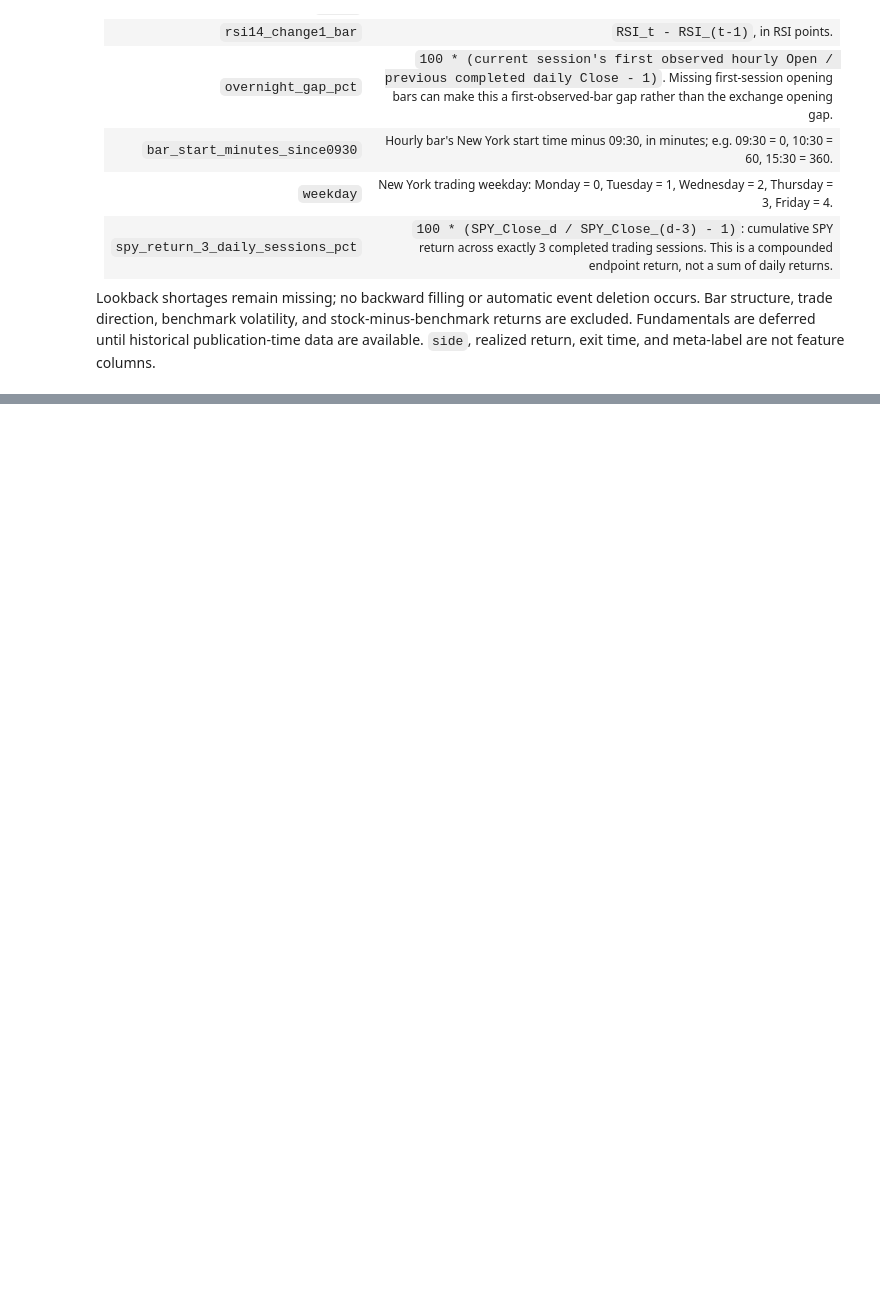
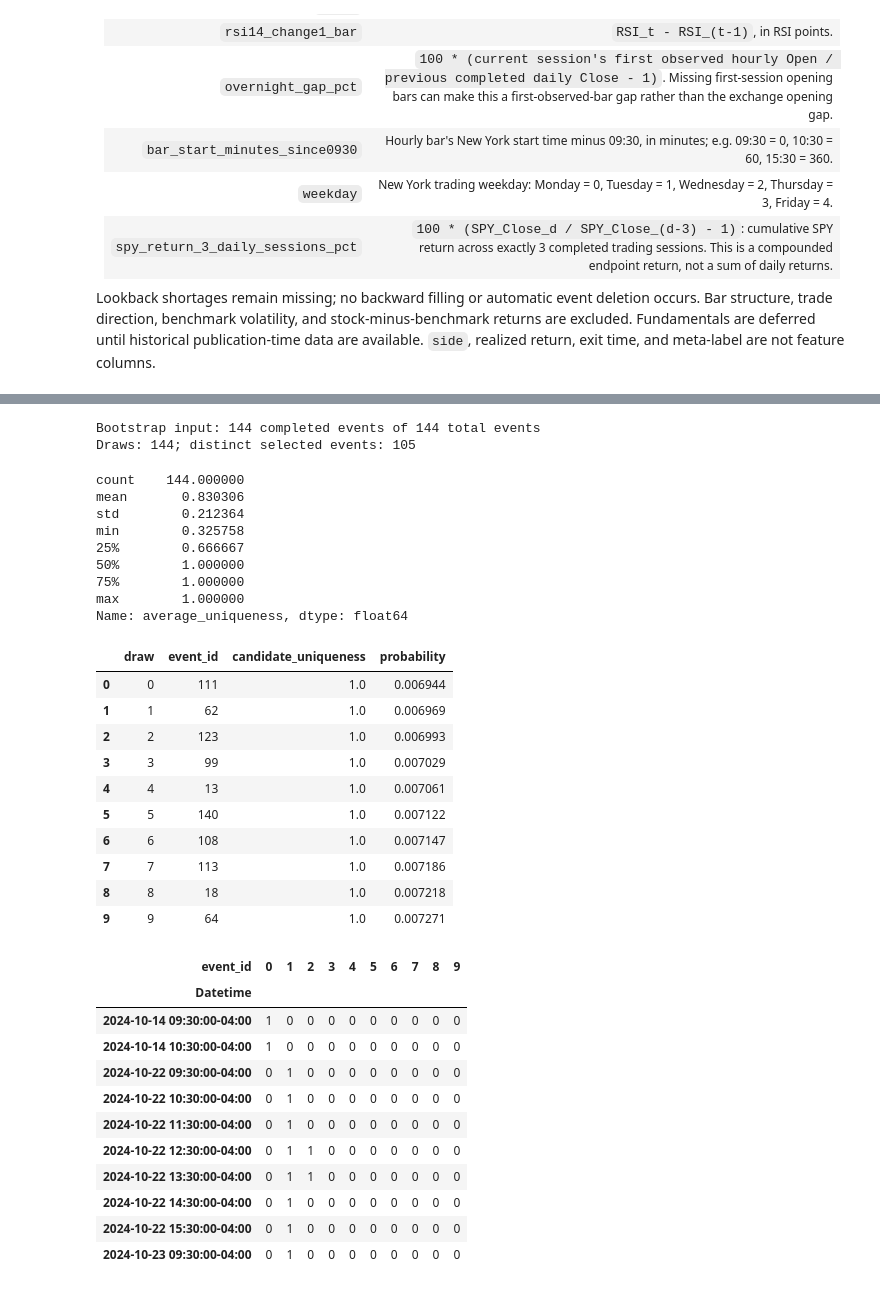
Before and after one commit to Bytb/QuantitativeMethods, a Jupyter notebook: AdvancedFinancialMachineLearning/Part1_DataAnalysis/1_RSI_MicrosoftStudy.ipynb, the cells around one changed output, grey strips where cells are left out. Saved outputs shown, nothing was run; the diff lists cells and outputs as text; code cells hidden in the pictures; blank space fills up the shorter version.

Commit message:
Developed Sample Weights

```diff
--- a/AdvancedFinancialMachineLearning/Part1_DataAnalysis/1_RSI_MicrosoftStudy.ipynb
+++ b/AdvancedFinancialMachineLearning/Part1_DataAnalysis/1_RSI_MicrosoftStudy.ipynb
@@ -457,0 +513,62 @@ display(msft_event_features_clean.head())
+# %%
+import importlib
+import HelperFunctions.sci_functions as sci_functions
+
+# Refresh helpers already imported earlier in this notebook session.
+importlib.reload(sci_functions)
+
+from HelperFunctions.sci_functions import (
+    indicator_matrix, average_uniqueness, sequential_bootstrap,
+)
+
+# Explicit eligibility selection: incomplete/excluded events have no valid t1.
+msft_bootstrap_events = msft_events.loc[msft_events["status"].eq("complete")].copy()
+print(f"Bootstrap input: {len(msft_bootstrap_events):,} completed events "
+      f"of {len(msft_events):,} total events")
+msft_bootstrap_ids, msft_bootstrap_diagnostics = sequential_bootstrap(
+    msft_bootstrap_events,
+    sample_length=None,  # Defaults to the number of input events.
+    seed=42,
+    bar_index=msft_prices.index,
+    diagnostics=True,
+)
+print(f"Draws: {len(msft_bootstrap_ids):,}; "
+      f"distinct selected events: {len(set(msft_bootstrap_ids)):,}")
+display(msft_bootstrap_diagnostics["average_uniqueness"].describe())
+display(msft_bootstrap_diagnostics["draws"].head(10))
+display(msft_bootstrap_diagnostics["indicator_matrix"].iloc[:10, :10].sparse.to_dense())
+# %% [output]
+Bootstrap input: 144 completed events of 144 total events
+Draws: 144; distinct selected events: 105
+count    144.000000
+mean       0.830306
+std        0.212364
+min        0.325758
+25%        0.666667
+50%        1.000000
+75%        1.000000
+max        1.000000
+Name: average_uniqueness, dtype: float64
+|  | draw | event_id | candidate_uniqueness | probability |
+| 0 | 0 | 111 | 1.0 | 0.006944 |
+| 1 | 1 | 62 | 1.0 | 0.006969 |
+| 2 | 2 | 123 | 1.0 | 0.006993 |
+| 3 | 3 | 99 | 1.0 | 0.007029 |
+| 4 | 4 | 13 | 1.0 | 0.007061 |
+| 5 | 5 | 140 | 1.0 | 0.007122 |
+| 6 | 6 | 108 | 1.0 | 0.007147 |
+| 7 | 7 | 113 | 1.0 | 0.007186 |
+| 8 | 8 | 18 | 1.0 | 0.007218 |
+| 9 | 9 | 64 | 1.0 | 0.007271 |
+| event_id | 0 | 1 | 2 | 3 | 4 | 5 | 6 | 7 | 8 | 9 |
+| Datetime |  |  |  |  |  |  |  |  |  |  |
+| 2024-10-14 09:30:00-04:00 | 1 | 0 | 0 | 0 | 0 | 0 | 0 | 0 | 0 | 0 |
+| 2024-10-14 10:30:00-04:00 | 1 | 0 | 0 | 0 | 0 | 0 | 0 | 0 | 0 | 0 |
+| 2024-10-22 09:30:00-04:00 | 0 | 1 | 0 | 0 | 0 | 0 | 0 | 0 | 0 | 0 |
+| 2024-10-22 10:30:00-04:00 | 0 | 1 | 0 | 0 | 0 | 0 | 0 | 0 | 0 | 0 |
+| 2024-10-22 11:30:00-04:00 | 0 | 1 | 0 | 0 | 0 | 0 | 0 | 0 | 0 | 0 |
+| 2024-10-22 12:30:00-04:00 | 0 | 1 | 1 | 0 | 0 | 0 | 0 | 0 | 0 | 0 |
+| 2024-10-22 13:30:00-04:00 | 0 | 1 | 1 | 0 | 0 | 0 | 0 | 0 | 0 | 0 |
+| 2024-10-22 14:30:00-04:00 | 0 | 1 | 0 | 0 | 0 | 0 | 0 | 0 | 0 | 0 |
+| 2024-10-22 15:30:00-04:00 | 0 | 1 | 0 | 0 | 0 | 0 | 0 | 0 | 0 | 0 |
+| 2024-10-23 09:30:00-04:00 | 0 | 1 | 0 | 0 | 0 | 0 | 0 | 0 | 0 | 0 |
```
Also changed, not shown: parts of 9 cells of this notebook, 4 other files.
